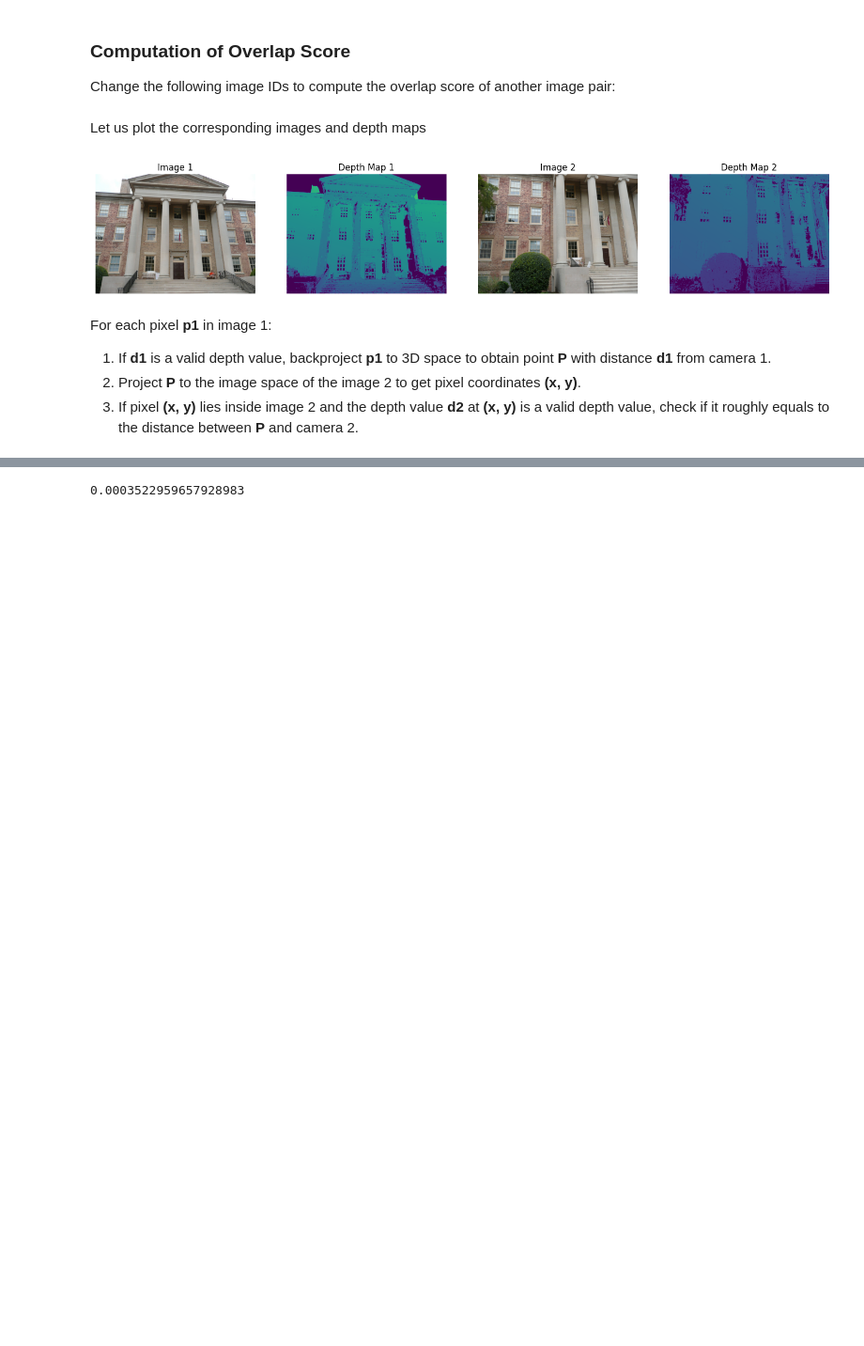
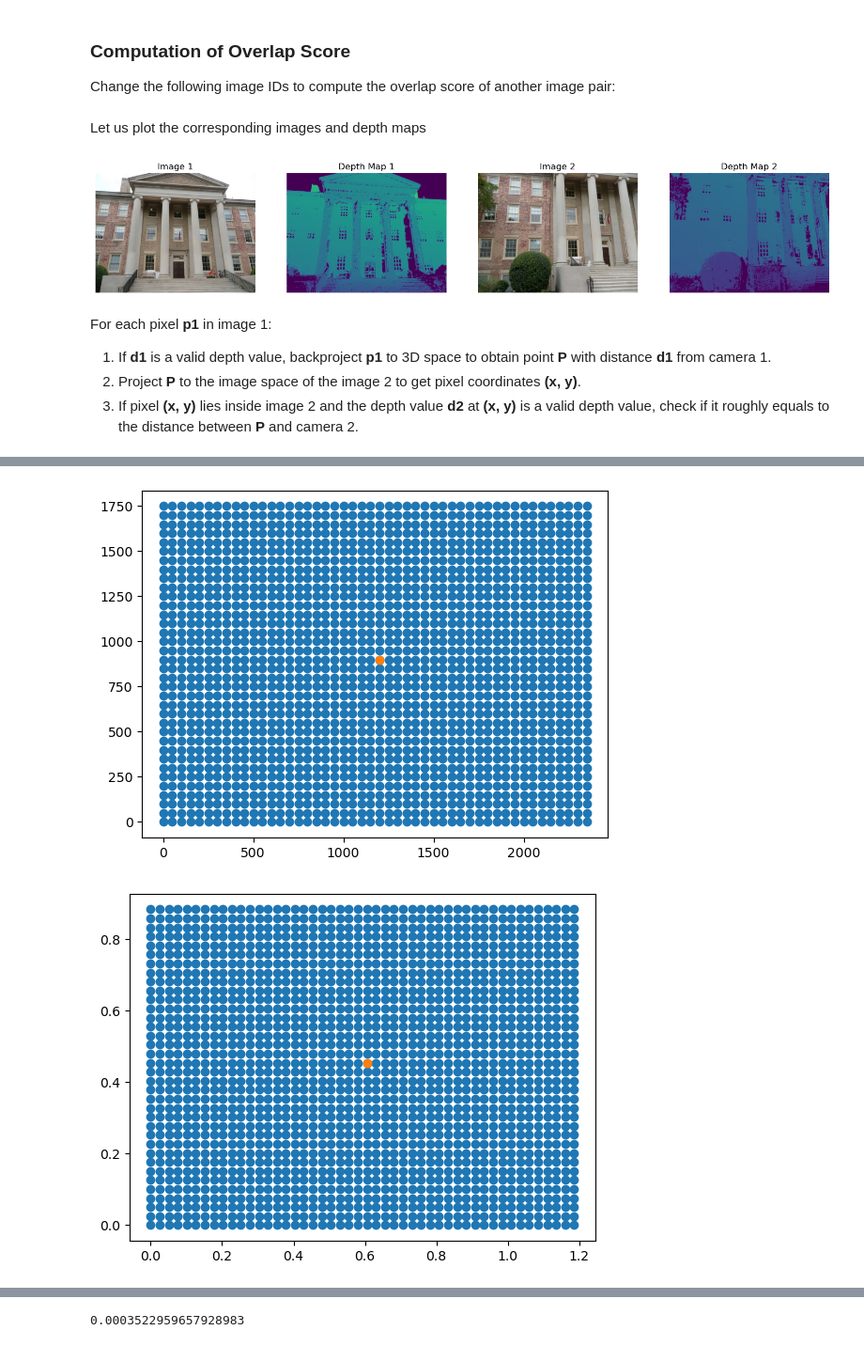
Before and after one commit to fyangch/RefinedMegaDepth, a Jupyter notebook: overlap_score_demo.ipynb, the cells around one changed output, grey strips where cells are left out. Shown at 94% size. Drawn from its saved outputs; the diff is of its cells as text; code cells hidden in the pictures; blank space fills up the shorter version.

```diff
--- a/overlap_score_demo.ipynb
+++ b/overlap_score_demo.ipynb
@@ -102,0 +114,23 @@ For each pixel **p1** in image 1:
+# %%
+image_1 = image_dict[id_1]
+image_2 = image_dict[id_2]
+
+camera_1 = camera_dict[image_1.camera_id]
+camera_2 = camera_dict[image_2.camera_id]
+
+K1, R1, t1 = get_K_R_t(camera=camera_1, image=image_1, invert=False)
+K2, R2, t2 = get_K_R_t(camera=camera_2, image=image_2, invert=True)
+
+# from norm to pixel
+p_norm = np.array([0.0,0.0,1]) # (x,y,1)
+p_pixel = K1 @ p_norm
+print(p_pixel.astype(int))
+
+# from pixel to norm
+p_pixel = np.array([1200,896.5,1]) # (x,y,1)
+p_norm = K2 @ p_pixel
+print(p_norm)
+
+print(camera_1.width, camera_1.height)
+print(K1)
+print(K1[0,2],K1[1,2])
@@ -102,0 +199,18 @@ For each pixel **p1** in image 1:
+# %%
+## pos_pix = assemble_homog_pixel_vector(camera_1.width,camera_1.height)
+plt.scatter(pos_pix[0],pos_pix[1])
+plt.scatter(1200,896.5)
+plt.show()
+
+K1, R1, t1 = get_K_R_t(camera=camera_1, image=image_1, invert=True)
+p_norm = K1.T @ np.array([1200,896.5,1]) # (x,y,1)
+
+
+pos_norm = K1.T@pos_pix
+pos_norm[2]=1
+plt.scatter(pos_norm[0],pos_norm[1])
+plt.scatter(p_norm[0],p_norm[1])
+plt.show()
+# %% [output]
+[figure, added]
+[figure, added]
```
Also changed, not shown: parts of 3 cells of this notebook.
